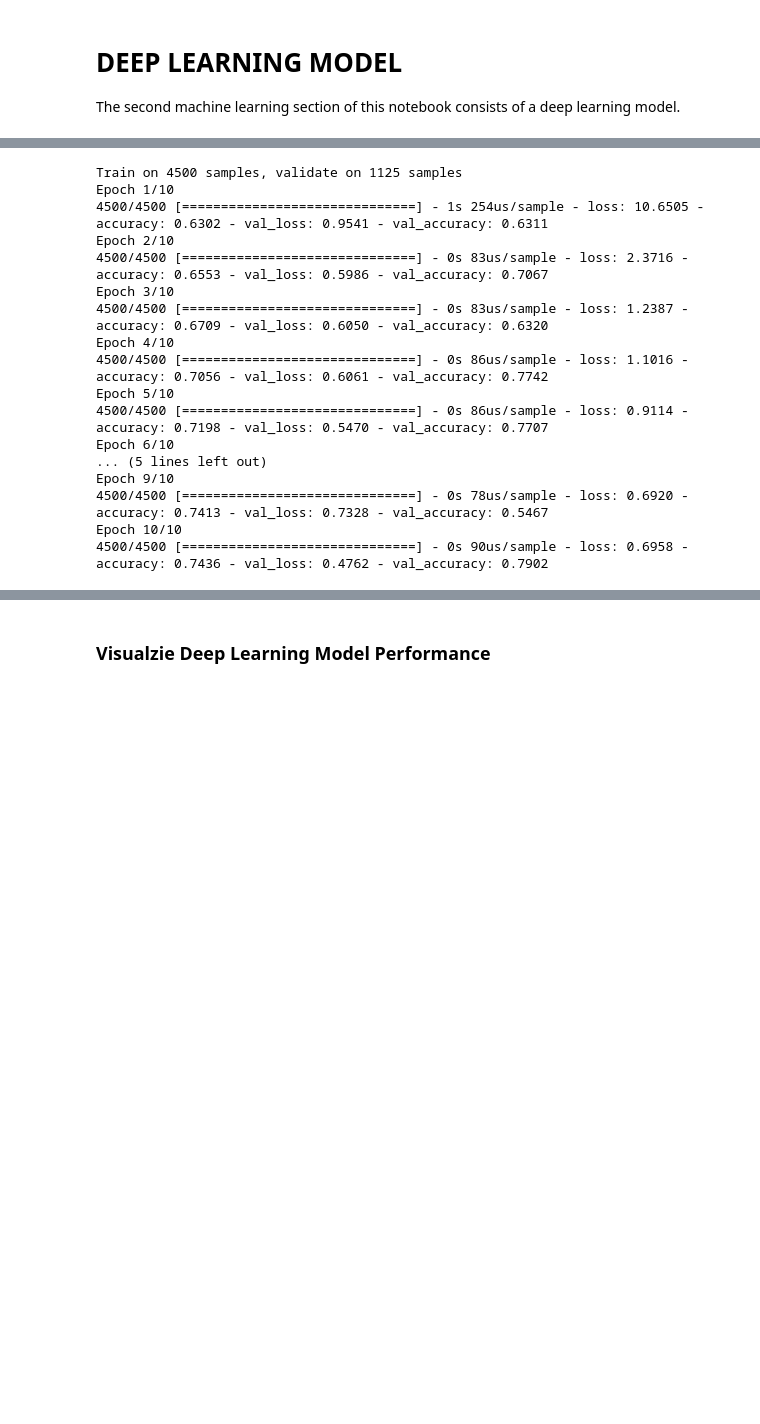
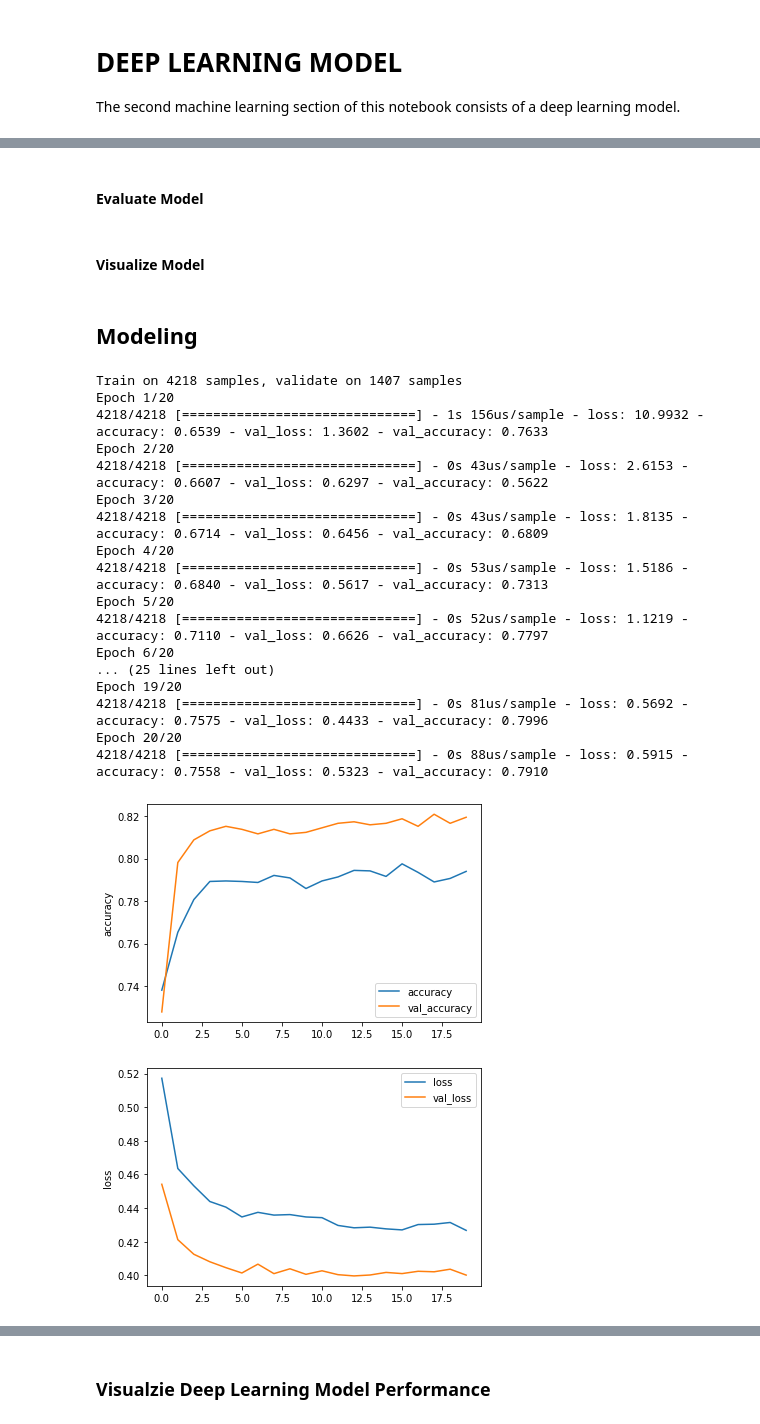
Before and after one commit to ehannell/customer_retention, a Jupyter notebook: Model/customer_retention_model.ipynb, the cells around one changed output, grey strips where cells are left out. Saved outputs shown, nothing was run; the diff lists cells and outputs as text; code cells hidden in the pictures; blank space fills up the shorter version.

Commit message:
Normalized deep learning model, and added slides

```diff
--- a/Model/customer_retention_model.ipynb
+++ b/Model/customer_retention_model.ipynb
@@ -1049,0 +1100,2 @@ The second machine learning section of this notebook consists of a deep learning
+# %% [markdown]
+#### Evaluate Model
@@ -1050,9 +1123,23 @@ The second machine learning section of this notebook consists of a deep learning
+# %% [markdown]
+#### Visualize Model
+# %%
+def dl_visualize(model):
+    # Visualize accuracy history
+    df_result = pd.DataFrame(model.history)
+    df_result[['accuracy', 'val_accuracy']].plot()
+    plt.ylabel('accuracy')
+
+    # Visualize loss history
+    df_result[['loss', 'val_loss']].plot()
+    plt.ylabel('loss')
+# %% [markdown]
+## Modeling
 # %%
 dl_model = keras.Sequential([
-    keras.layers.Dense(23, input_shape=(23,),activation='relu'),
+    keras.layers.Dense(23, input_shape=(23,) , activation='relu'),
     keras.layers.Dropout(0.2),
-    keras.layers.Dense(20, activation='relu'),
-    keras.layers.Dense(10, activation='relu'),
+    keras.layers.Dense(23, activation='relu'),
+    keras.layers.Dense(15, activation='relu'),
     keras.layers.Dense(1, activation='sigmoid')
 ])
 # %%
@@ -1062,23 +1149,28 @@ dl_model.compile(optimizer='adam',
 
 model_history = dl_model.fit(x=X_train,
                              y=y_train,
-                             epochs=10,
-                             validation_split=0.2)
+                             epochs=20,
+                             validation_split=0.25)
 # %% [output]
-Train on 4500 samples, validate on 1125 samples
-Epoch 1/10
-4500/4500 [==============================] - 1s 254us/sample - loss: 10.6505 - accuracy: 0.6302 - val_loss: 0.9541 - val_accuracy: 0.6311
-Epoch 2/10
-4500/4500 [==============================] - 0s 83us/sample - loss: 2.3716 - accuracy: 0.6553 - val_loss: 0.5986 - val_accuracy: 0.7067
-Epoch 3/10
-4500/4500 [==============================] - 0s 83us/sample - loss: 1.2387 - accuracy: 0.6709 - val_loss: 0.6050 - val_accuracy: 0.6320
-Epoch 4/10
-4500/4500 [==============================] - 0s 86us/sample - loss: 1.1016 - accuracy: 0.7056 - val_loss: 0.6061 - val_accuracy: 0.7742
-Epoch 5/10
-4500/4500 [==============================] - 0s 86us/sample - loss: 0.9114 - accuracy: 0.7198 - val_loss: 0.5470 - val_accuracy: 0.7707
-Epoch 6/10
-... (5 lines left out)
-Epoch 9/10
-4500/4500 [==============================] - 0s 78us/sample - loss: 0.6920 - accuracy: 0.7413 - val_loss: 0.7328 - val_accuracy: 0.5467
-Epoch 10/10
-4500/4500 [==============================] - 0s 90us/sample - loss: 0.6958 - accuracy: 0.7436 - val_loss: 0.4762 - val_accuracy: 0.7902
+Train on 4218 samples, validate on 1407 samples
+Epoch 1/20
+4218/4218 [==============================] - 1s 156us/sample - loss: 10.9932 - accuracy: 0.6539 - val_loss: 1.3602 - val_accuracy: 0.7633
+Epoch 2/20
+4218/4218 [==============================] - 0s 43us/sample - loss: 2.6153 - accuracy: 0.6607 - val_loss: 0.6297 - val_accuracy: 0.5622
+Epoch 3/20
+4218/4218 [==============================] - 0s 43us/sample - loss: 1.8135 - accuracy: 0.6714 - val_loss: 0.6456 - val_accuracy: 0.6809
+Epoch 4/20
+4218/4218 [==============================] - 0s 53us/sample - loss: 1.5186 - accuracy: 0.6840 - val_loss: 0.5617 - val_accuracy: 0.7313
+Epoch 5/20
+4218/4218 [==============================] - 0s 52us/sample - loss: 1.1219 - accuracy: 0.7110 - val_loss: 0.6626 - val_accuracy: 0.7797
+Epoch 6/20
+... (25 lines left out)
+Epoch 19/20
+4218/4218 [==============================] - 0s 81us/sample - loss: 0.5692 - accuracy: 0.7575 - val_loss: 0.4433 - val_accuracy: 0.7996
+Epoch 20/20
+4218/4218 [==============================] - 0s 88us/sample - loss: 0.5915 - accuracy: 0.7558 - val_loss: 0.5323 - val_accuracy: 0.7910
+# %%
+dl_visualize(model_history)
+# %% [output]
+[figure, added]
+[figure, added]
```
Also changed, not shown: parts of 55 cells of this notebook, 1 other file.
